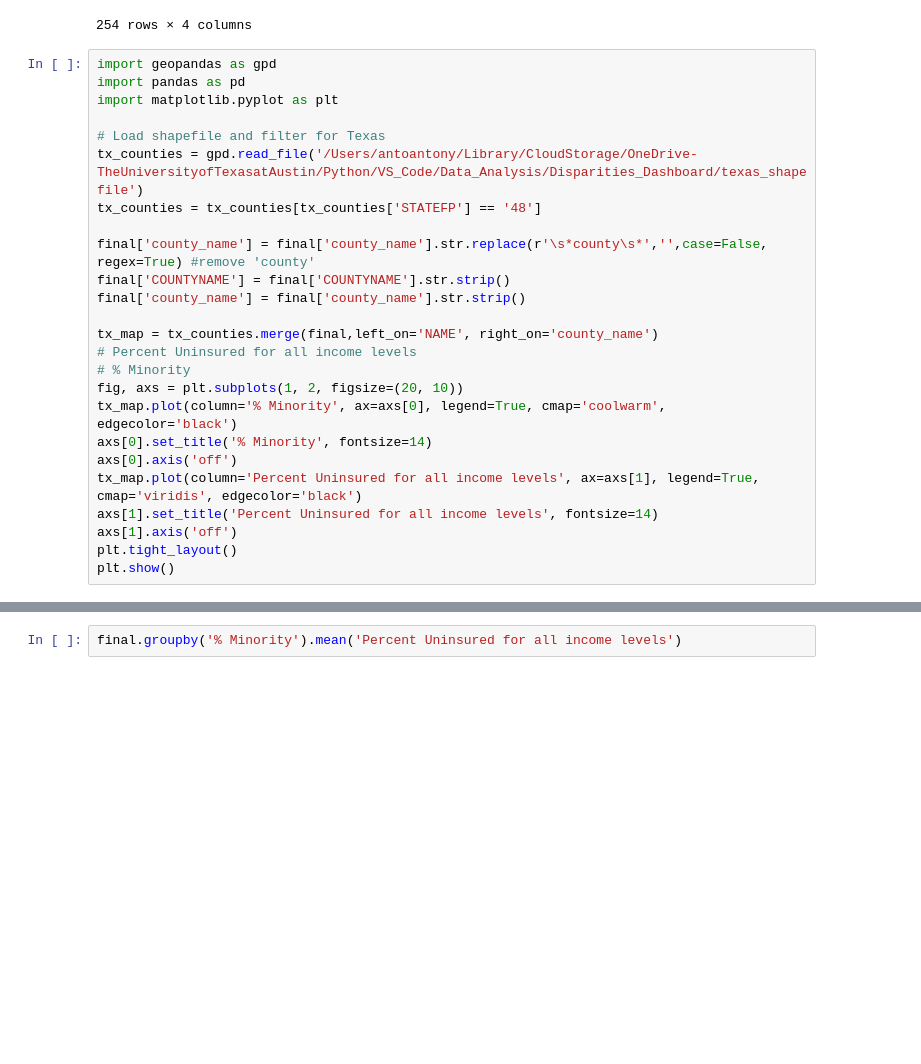
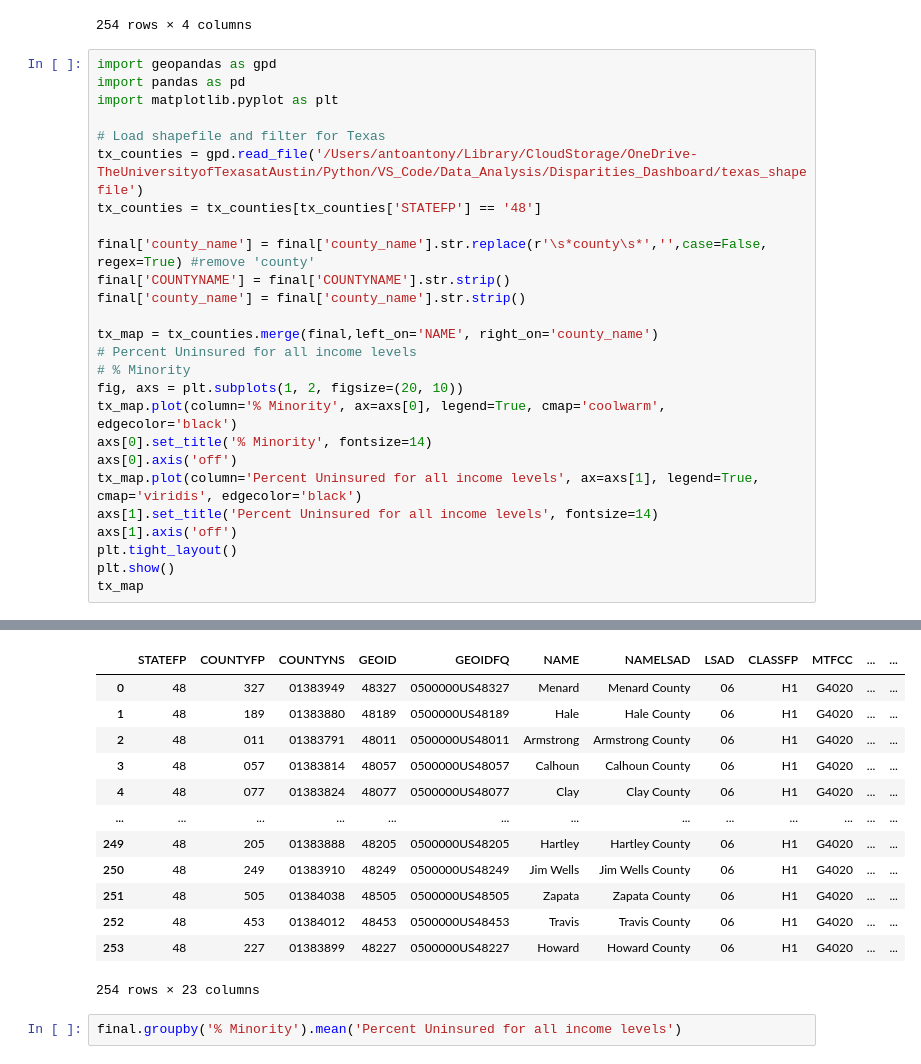
Before and after one commit to AntoAAAAAAAA/Disparities-Dashboard, a Jupyter notebook: InsuranceCoverage/Insurance_Coverage.ipynb, the cells around one changed output, grey strips where cells are left out. Drawn from its saved outputs; the diff is of its cells as text; blank space fills up the shorter version.

```diff
--- a/InsuranceCoverage/Insurance_Coverage.ipynb
+++ b/InsuranceCoverage/Insurance_Coverage.ipynb
@@ -184,30 +184,44 @@ final
 # %%
 import geopandas as gpd
 import pandas as pd
 import matplotlib.pyplot as plt
 
 # Load shapefile and filter for Texas
 tx_counties = gpd.read_file('/Users/antoantony/Library/CloudStorage/OneDrive-TheUniversityofTexasatAustin/Python/VS_Code/Data_Analysis/Disparities_Dashboard/texas_shapefile')
 tx_counties = tx_counties[tx_counties['STATEFP'] == '48']
 
 final['county_name'] = final['county_name'].str.replace(r'\s*county\s*','',case=False, regex=True) #remove 'county'
 final['COUNTYNAME'] = final['COUNTYNAME'].str.strip()
 final['county_name'] = final['county_name'].str.strip()
 
 tx_map = tx_counties.merge(final,left_on='NAME', right_on='county_name')
 # Percent Uninsured for all income levels
 # % Minority
 fig, axs = plt.subplots(1, 2, figsize=(20, 10))
 tx_map.plot(column='% Minority', ax=axs[0], legend=True, cmap='coolwarm', edgecolor='black')
 axs[0].set_title('% Minority', fontsize=14)
 axs[0].axis('off')
 tx_map.plot(column='Percent Uninsured for all income levels', ax=axs[1], legend=True, cmap='viridis', edgecolor='black')
 axs[1].set_title('Percent Uninsured for all income levels', fontsize=14)
 axs[1].axis('off')
 plt.tight_layout()
 plt.show()
+tx_map
 # %% [output]
 [figure]
+|  | STATEFP | COUNTYFP | COUNTYNS | GEOID | GEOIDFQ | NAME | NAMELSAD | LSAD | CLASSFP | MTFCC | ... | ... |
+| 0 | 48 | 327 | 01383949 | 48327 | 0500000US48327 | Menard | Menard County | 06 | H1 | G4020 | ... | ... |
+| 1 | 48 | 189 | 01383880 | 48189 | 0500000US48189 | Hale | Hale County | 06 | H1 | G4020 | ... | ... |
+| 2 | 48 | 011 | 01383791 | 48011 | 0500000US48011 | Armstrong | Armstrong County | 06 | H1 | G4020 | ... | ... |
+| 3 | 48 | 057 | 01383814 | 48057 | 0500000US48057 | Calhoun | Calhoun County | 06 | H1 | G4020 | ... | ... |
+| 4 | 48 | 077 | 01383824 | 48077 | 0500000US48077 | Clay | Clay County | 06 | H1 | G4020 | ... | ... |
+| ... | ... | ... | ... | ... | ... | ... | ... | ... | ... | ... | ... | ... |
+| 249 | 48 | 205 | 01383888 | 48205 | 0500000US48205 | Hartley | Hartley County | 06 | H1 | G4020 | ... | ... |
+| 250 | 48 | 249 | 01383910 | 48249 | 0500000US48249 | Jim Wells | Jim Wells County | 06 | H1 | G4020 | ... | ... |
+| 251 | 48 | 505 | 01384038 | 48505 | 0500000US48505 | Zapata | Zapata County | 06 | H1 | G4020 | ... | ... |
+| 252 | 48 | 453 | 01384012 | 48453 | 0500000US48453 | Travis | Travis County | 06 | H1 | G4020 | ... | ... |
+| 253 | 48 | 227 | 01383899 | 48227 | 0500000US48227 | Howard | Howard County | 06 | H1 | G4020 | ... | ... |
+254 rows × 23 columns
 # %%
 final.groupby('% Minority').mean('Percent Uninsured for all income levels')
 # %% [output]
```
Also changed, not shown: 1 other file.
